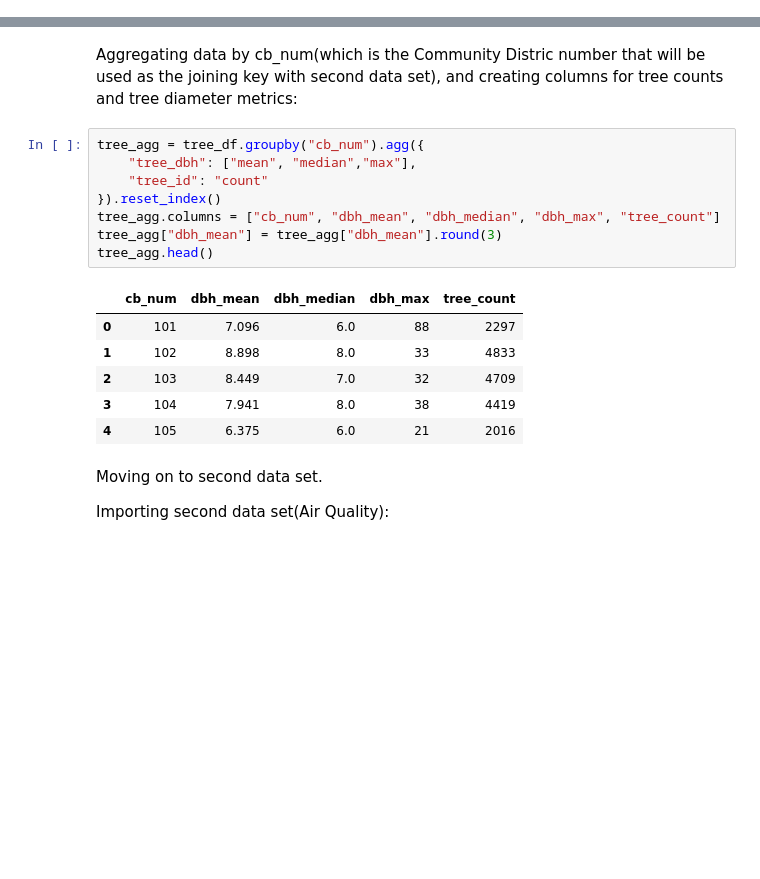
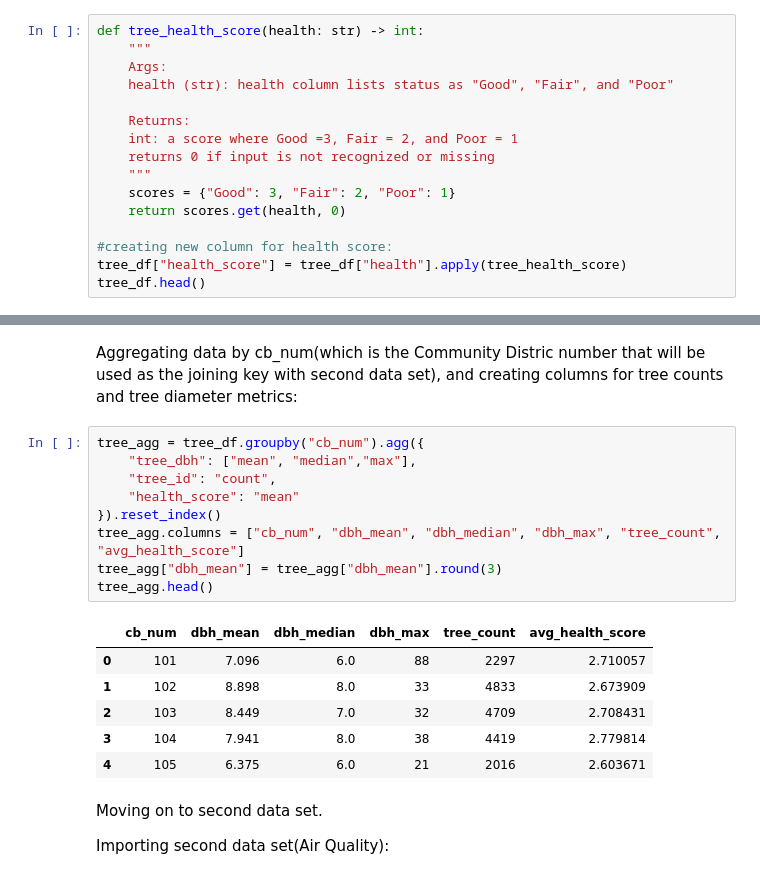
Before and after one commit to Angela-Rene/Trees_in_NYC, a Jupyter notebook: main_notebook.ipynb, the cells around one changed output, grey strips where cells are left out. Cells and saved outputs as stored; diff of their text form; blank space fills up the shorter version.

```diff
--- a/main_notebook.ipynb
+++ b/main_notebook.ipynb
@@ -157,0 +164,16 @@ tree_df.head()
+# %%
+def tree_health_score(health: str) -> int:
+    """
+    Args:
+    health (str): health column lists status as "Good", "Fair", and "Poor"
+
+    Returns:
+    int: a score where Good =3, Fair = 2, and Poor = 1
+    returns 0 if input is not recognized or missing
+    """
+    scores = {"Good": 3, "Fair": 2, "Poor": 1}
+    return scores.get(health, 0)
+
+#creating new column for health score:
+tree_df["health_score"] = tree_df["health"].apply(tree_health_score)
+tree_df.head()
@@ -161,18 +249,19 @@ and creating columns for tree counts and tree diameter metrics:
 # %%
 tree_agg = tree_df.groupby("cb_num").agg({
     "tree_dbh": ["mean", "median","max"],
-    "tree_id": "count"
+    "tree_id": "count",
+    "health_score": "mean"
 }).reset_index()
-tree_agg.columns = ["cb_num", "dbh_mean", "dbh_median", "dbh_max", "tree_count"]
+tree_agg.columns = ["cb_num", "dbh_mean", "dbh_median", "dbh_max", "tree_count", "avg_health_score"]
 tree_agg["dbh_mean"] = tree_agg["dbh_mean"].round(3)
 tree_agg.head()
 # %% [output]
-|  | cb_num | dbh_mean | dbh_median | dbh_max | tree_count |
-| 0 | 101 | 7.096 | 6.0 | 88 | 2297 |
-| 1 | 102 | 8.898 | 8.0 | 33 | 4833 |
-| 2 | 103 | 8.449 | 7.0 | 32 | 4709 |
-| 3 | 104 | 7.941 | 8.0 | 38 | 4419 |
-| 4 | 105 | 6.375 | 6.0 | 21 | 2016 |
+|  | cb_num | dbh_mean | dbh_median | dbh_max | tree_count | avg_health_score |
+| 0 | 101 | 7.096 | 6.0 | 88 | 2297 | 2.710057 |
+| 1 | 102 | 8.898 | 8.0 | 33 | 4833 | 2.673909 |
+| 2 | 103 | 8.449 | 7.0 | 32 | 4709 | 2.708431 |
+| 3 | 104 | 7.941 | 8.0 | 38 | 4419 | 2.779814 |
+| 4 | 105 | 6.375 | 6.0 | 21 | 2016 | 2.603671 |
 # %% [markdown]
 Moving on to second data set.
 
```
Also changed, not shown: parts of 8 cells of this notebook, 2 other files.
